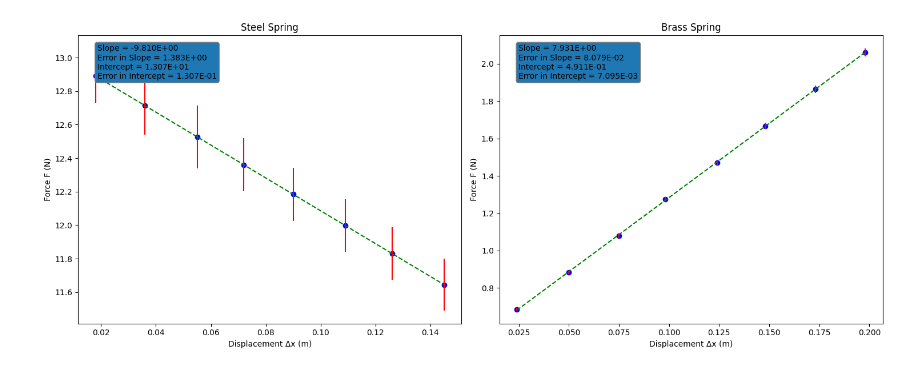
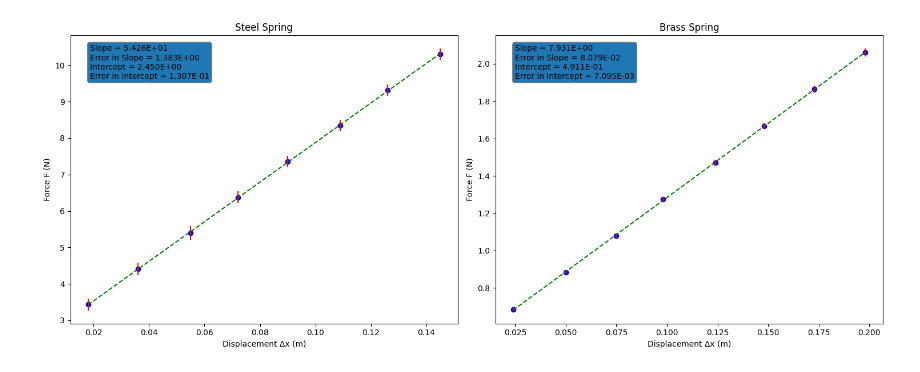
Before and after one commit to KylesCorner/PHSX216, a Jupyter notebook: lab5/labcode.ipynb, the cells around one changed output. Drawn from its saved outputs; the diff is of its cells as text; code cells hidden in the pictures.

```diff
--- a/lab5/labcode.ipynb
+++ b/lab5/labcode.ipynb
@@ -15,14 +15,14 @@ x1 = np.array([0.0179999999999998,
 0.126,
 0.145,
 ]) #Delta X (M)
-y1 = np.array([12.89034,
-12.71376,
-12.52737,
-12.3606,
-12.18402,
-11.99763,
-11.83086,
-11.64447,
+y1 = np.array([3.4335,
+4.4145,
+5.3955,
+6.3765,
+7.3575,
+8.3385,
+9.3195,
+10.3005,
 ]) #Force of Spring (N)
 dy1 = np.array([0.164011984714338,
 0.175112071564625,
@@ -70,31 +70,31 @@ def linear_fit_and_plot(x, y, dy, subplot, title):
     fit = b + m * x
 
     def Delta(x, dy):
         D = (sum(1/dy**2)) * (sum(x**2/dy**2)) - (sum(x/dy**2))**2
         return D
 
     D = Delta(x, dy)
     dm = np.sqrt(1/D * sum(1/dy**2))  # error in slope
     db = np.sqrt(1/D * sum(x**2/dy**2))  # error in intercept
 
     # Plot in designated subplot
     ax = plt.subplot(1, 2, subplot)
     ax.plot(x, fit, color='green', linestyle='--')
     ax.scatter(x, y, color='blue', marker='o')
     ax.errorbar(x, y, yerr=dy, fmt='none', ecolor='red')
     ax.set_title(title)
     ax.set_xlabel('Displacement Δx (m)')
     ax.set_ylabel('Force F (N)')
 
     # Annotate plot with slope and intercept values
     ax.annotate(f'Slope = {m:.3E}\nError in Slope = {dm:.3E}\nIntercept = {b:.3E}\nError in Intercept = {db:.3E}',
                 xy=(0.05, 0.85), xycoords='axes fraction', fontsize=10, bbox=dict(boxstyle="round,pad=0.3", edgecolor='gray'))
 
 # Create figure and plot for both springs
 plt.figure(figsize=(15, 6))
 linear_fit_and_plot(x1, y1, dy1, 1, 'Steel Spring')
 linear_fit_and_plot(x2, y2, dy2, 2, 'Brass Spring')
 plt.tight_layout()
 plt.show()
 # %% [output]
-[figure, old version]
+[figure, new version]
```
